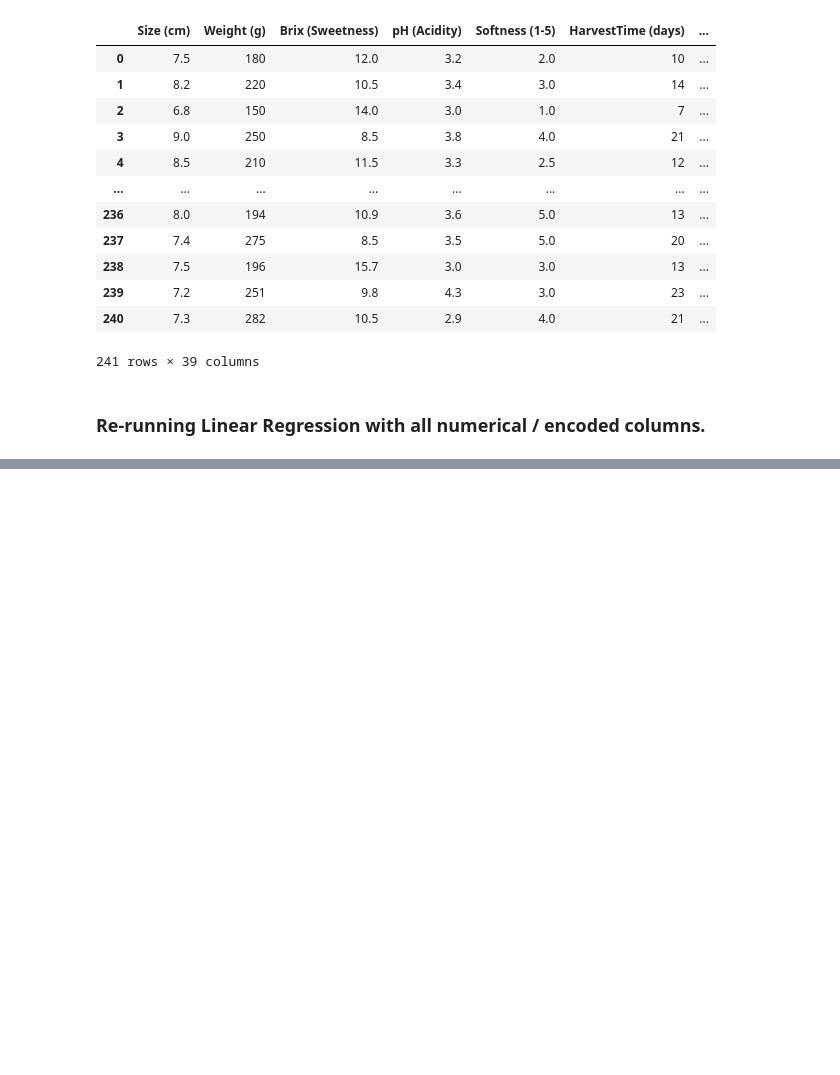
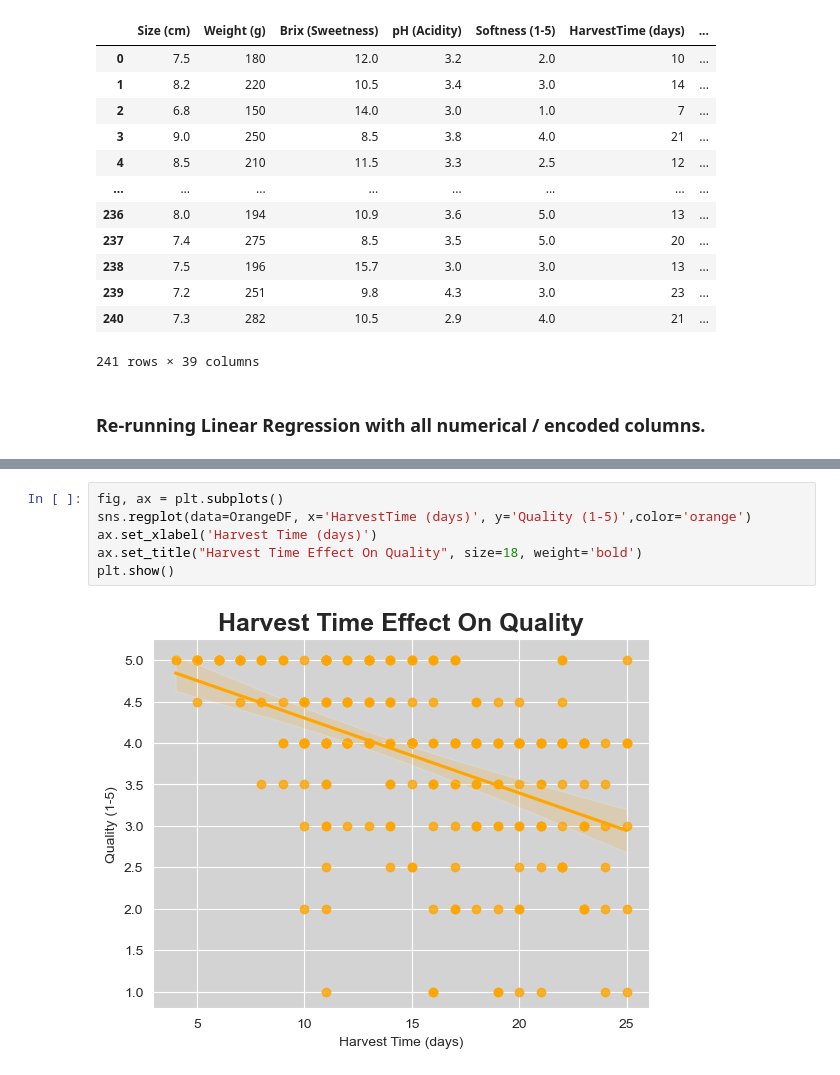
Before and after one commit to mbrwn65/OrangeAnalysis, a Jupyter notebook: orangeanalysis.ipynb, the cells around one changed output, grey strips where cells are left out. Drawn from its saved outputs; the diff is of its cells as text; blank space fills up the shorter version.

```diff
--- a/orangeanalysis.ipynb
+++ b/orangeanalysis.ipynb
@@ -276,0 +266,8 @@ for column in OrangeDF.columns:
+# %%
+fig, ax = plt.subplots()
+sns.regplot(data=OrangeDF, x='HarvestTime (days)', y='Quality (1-5)',color='orange')
+ax.set_xlabel('Harvest Time (days)')
+ax.set_title("Harvest Time Effect On Quality", size=18, weight='bold')
+plt.show()
+# %% [output]
+[figure, added]
```
Also changed, not shown: parts of 9 cells of this notebook.
